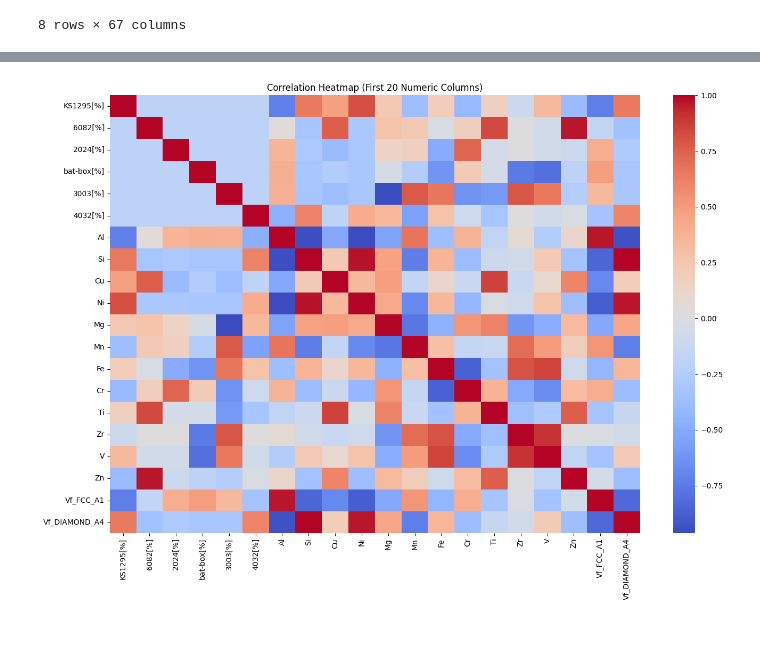
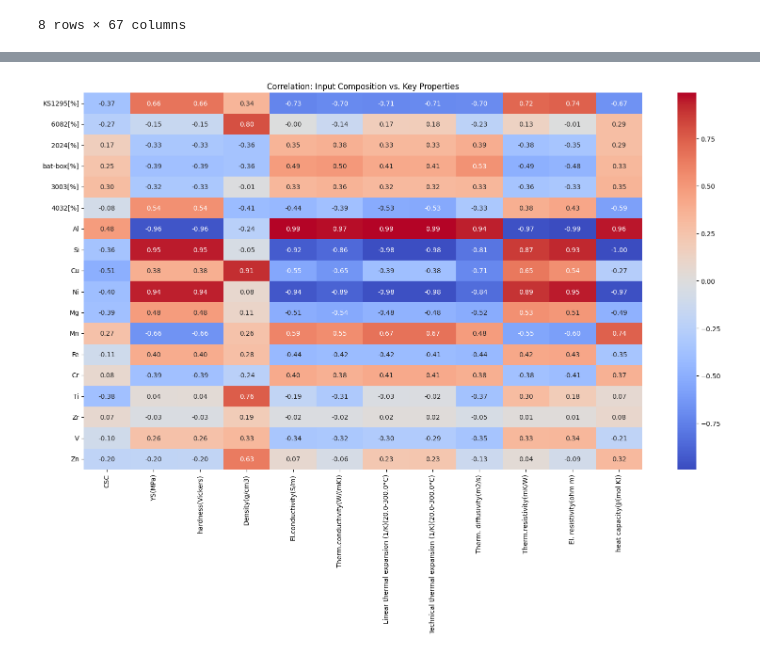
Before and after one commit to warrmu01/2025-IEEE_SciVis-Contest-Mughees, a Jupyter notebook: notebooks/01_data_exploration.ipynb, the cells around one changed output, grey strips where cells are left out. Drawn from its saved outputs; the diff is of its cells as text; code cells hidden in the pictures.

```diff
--- a/notebooks/01_data_exploration.ipynb
+++ b/notebooks/01_data_exploration.ipynb
@@ -62,0 +83,13 @@ df_clean.describe()
+# %%
+composition_cols = ['KS1295[%]', '6082[%]', '2024[%]', 'bat-box[%]', '3003[%]', '4032[%]',
+                    'Al', 'Si', 'Cu', 'Ni', 'Mg', 'Mn', 'Fe', 'Cr', 'Ti', 'Zr', 'V', 'Zn']
+
+microstructure_cols = [col for col in df.columns if col.startswith('Vf_') or col.startswith('T_') or 'eut.' in col]
+
+
+target_cols = ['CSC', 'YS(MPa)', 'hardness(Vickers)',
+               'Density(g/cm3)', 'El.conductivity(S/m)', 'Therm.conductivity(W/(mK))',
+               'Linear thermal expansion (1/K)(20.0-300.0°C)',
+               'Technical thermal expansion (1/K)(20.0-300.0°C)',
+               'Therm. diffusivity(m2/s)', 'Therm.resistivity(mK/W)',
+               'El. resistivity(ohm m)', 'heat capacity(J/(mol K))']
@@ -63,10 +116,9 @@ df_clean.describe()
 # %%
-sample_corr = df_clean.select_dtypes(include='number').iloc[:, :20].corr()
-
-plt.figure(figsize=(14, 10))
-sns.heatmap(sample_corr, cmap='coolwarm', annot=False)
-plt.title("Correlation Heatmap (First 20 Numeric Columns)")
+corr = df[composition_cols + target_cols].corr()
+plt.figure(figsize=(16, 12))
+sns.heatmap(corr.loc[composition_cols, target_cols], annot=True, fmt=".2f", cmap="coolwarm")
+plt.title("Correlation: Input Composition vs. Key Properties")
 plt.tight_layout()
 plt.show()
 # %% [output]
-[figure, old version]
+[figure, new version]
```
Also changed, not shown: parts of 6 cells of this notebook.
